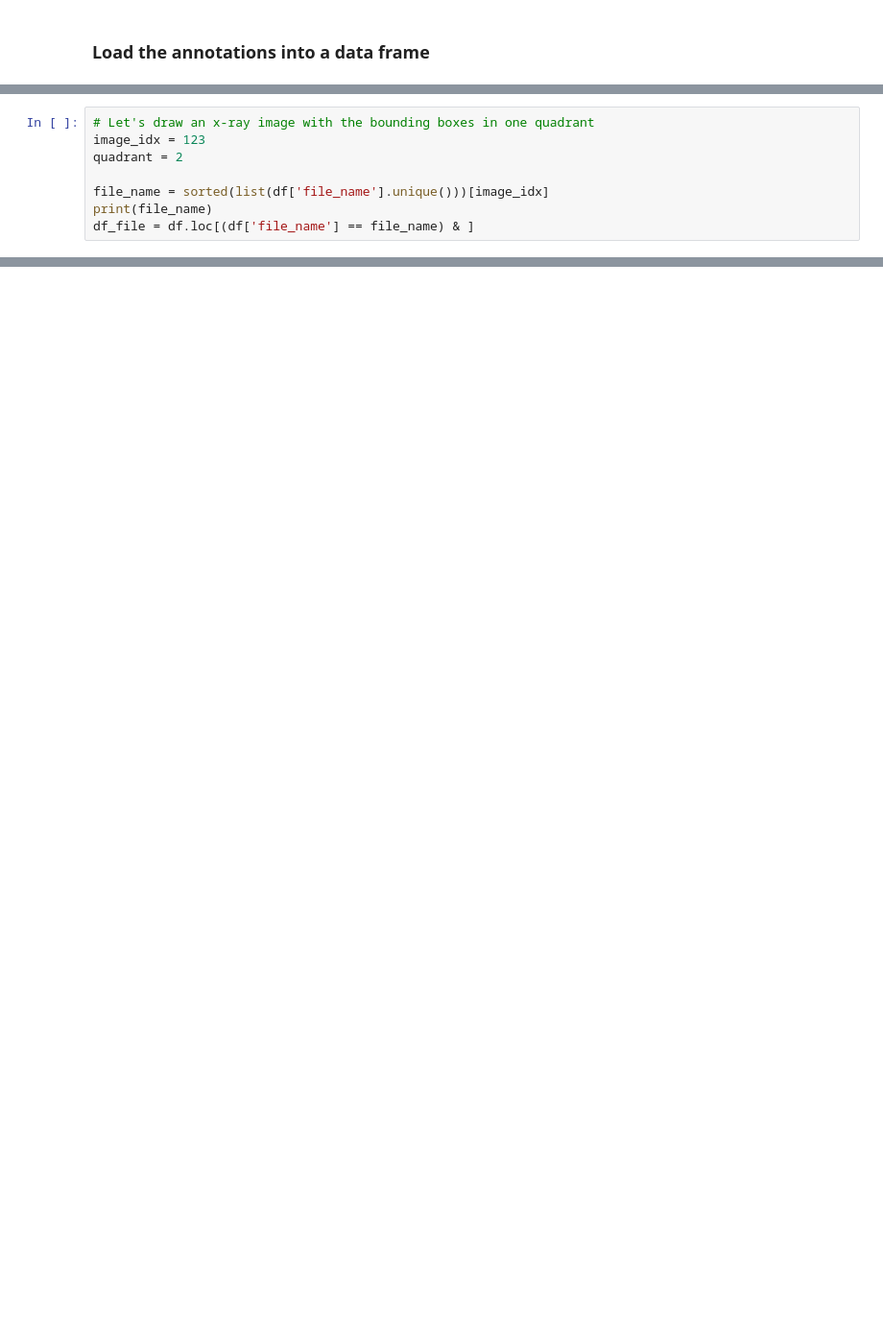
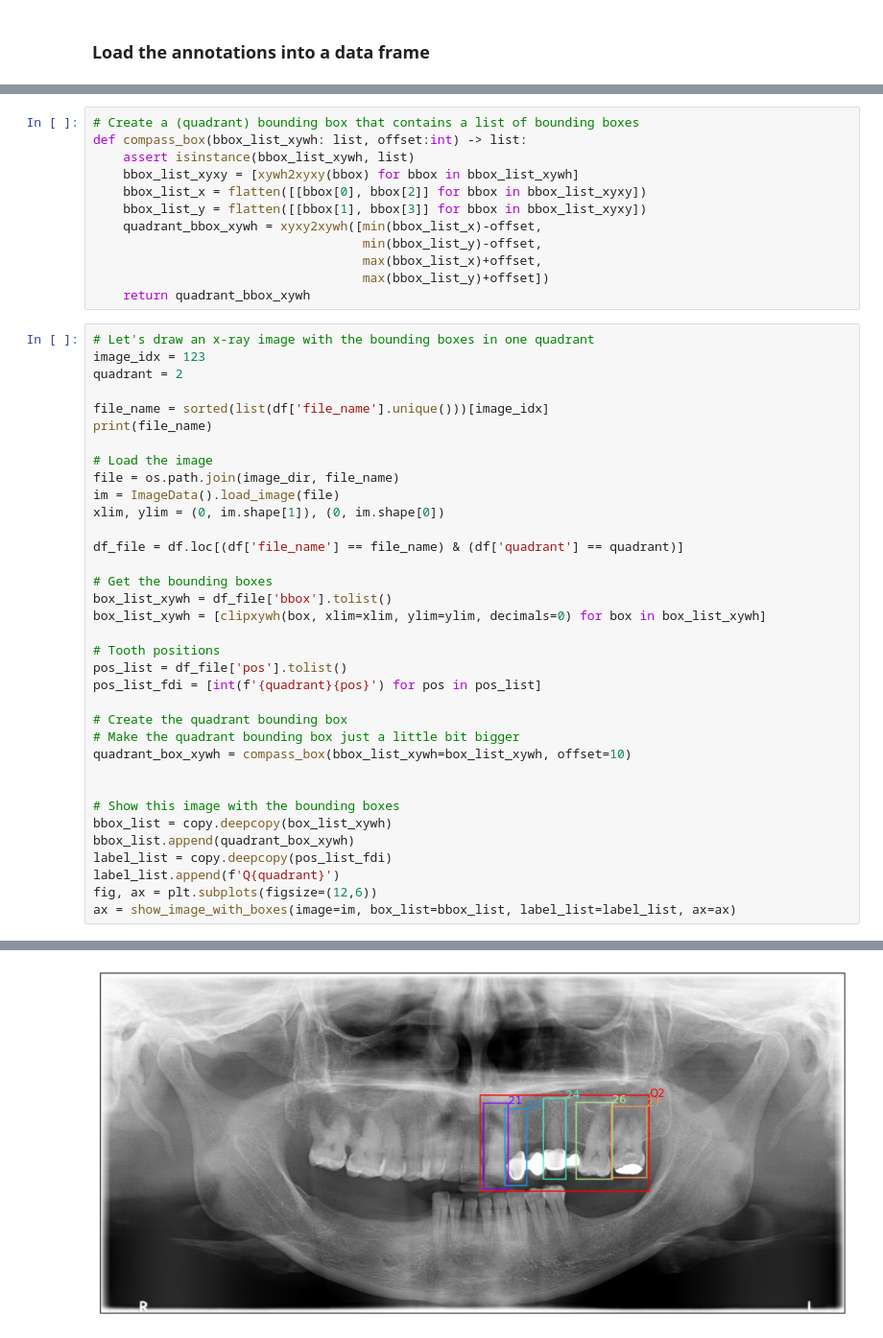
Before and after one commit to awerdich/detection, a Jupyter notebook: notebooks/01_dentex_download.ipynb, the cells around one changed output, grey strips where cells are left out. Shown: that part at 96% size. Drawn from its saved outputs; the diff is of its cells as text; blank space fills up the shorter version.

```diff
--- a/notebooks/01_dentex_download.ipynb
+++ b/notebooks/01_dentex_download.ipynb
@@ -147,3 +187,15 @@ display(df.head(10))
+# %%
+# Create a (quadrant) bounding box that contains a list of bounding boxes
+def compass_box(bbox_list_xywh: list, offset:int) -> list:
+    assert isinstance(bbox_list_xywh, list)
+    bbox_list_xyxy = [xywh2xyxy(bbox) for bbox in bbox_list_xywh]
+    bbox_list_x = flatten([[bbox[0], bbox[2]] for bbox in bbox_list_xyxy])
+    bbox_list_y = flatten([[bbox[1], bbox[3]] for bbox in bbox_list_xyxy])
+    quadrant_bbox_xywh = xyxy2xywh([min(bbox_list_x)-offset,
+                                    min(bbox_list_y)-offset,
+                                    max(bbox_list_x)+offset,
+                                    max(bbox_list_y)+offset])
+    return quadrant_bbox_xywh
 # %%
 # Let's draw an x-ray image with the bounding boxes in one quadrant
 image_idx = 123
@@ -151,6 +203,33 @@ quadrant = 2
 
 file_name = sorted(list(df['file_name'].unique()))[image_idx]
 print(file_name)
-df_file = df.loc[(df['file_name'] == file_name) & ]
+
+# Load the image
+file = os.path.join(image_dir, file_name)
+im = ImageData().load_image(file)
+xlim, ylim = (0, im.shape[1]), (0, im.shape[0])
+
+df_file = df.loc[(df['file_name'] == file_name) & (df['quadrant'] == quadrant)]
+
+# Get the bounding boxes
+box_list_xywh = df_file['bbox'].tolist()
+box_list_xywh = [clipxywh(box, xlim=xlim, ylim=ylim, decimals=0) for box in box_list_xywh]
+
+# Tooth positions
+pos_list = df_file['pos'].tolist()
+pos_list_fdi = [int(f'{quadrant}{pos}') for pos in pos_list]
+
+# Create the quadrant bounding box
+# Make the quadrant bounding box just a little bit bigger
+quadrant_box_xywh = compass_box(bbox_list_xywh=box_list_xywh, offset=10)
+
+
+# Show this image with the bounding boxes
+bbox_list = copy.deepcopy(box_list_xywh)
+bbox_list.append(quadrant_box_xywh)
+label_list = copy.deepcopy(pos_list_fdi)
+label_list.append(f'Q{quadrant}')
+fig, ax = plt.subplots(figsize=(12,6))
+ax = show_image_with_boxes(image=im, box_list=bbox_list, label_list=label_list, ax=ax)
 # %% [output]
 train_209.png
@@ -173,0 +236 @@ train_209.png
+[figure, added]
```
Also changed, not shown: parts of 6 cells of this notebook.
